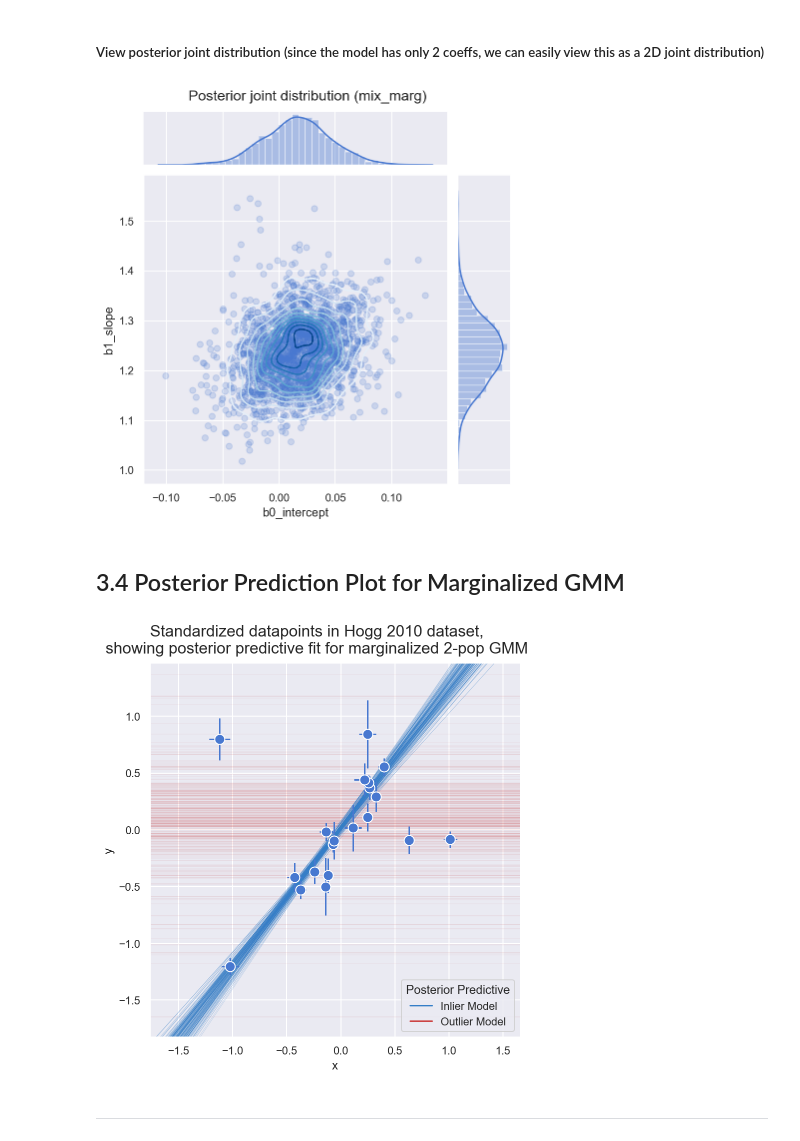
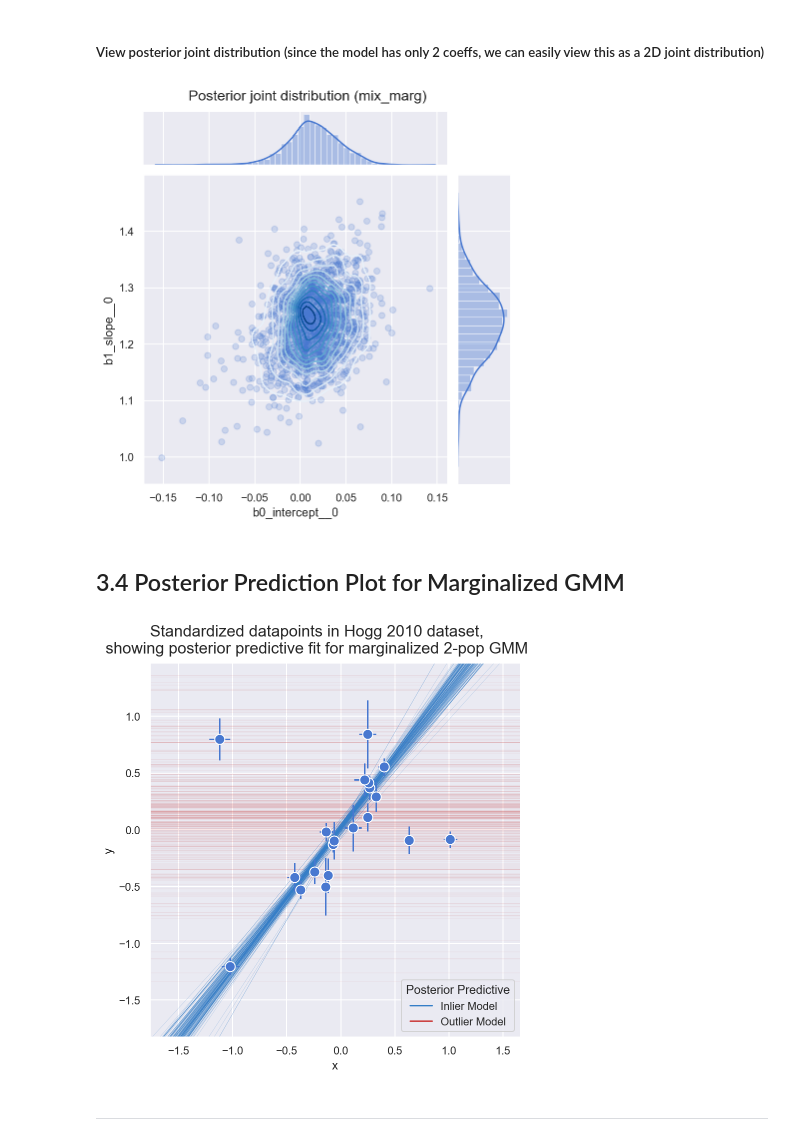
Before and after one commit to jonsedar/pymc3_examples, a Jupyter notebook: notebooks/glm-robust-regression-using-a-gmm-for-outlier-classification.ipynb, the cells around one changed output. Saved outputs shown, nothing was run; the diff lists cells and outputs as text; code cells hidden in the pictures.

```diff
--- a/notebooks/glm-robust-regression-using-a-gmm-for-outlier-classification.ipynb
+++ b/notebooks/glm-robust-regression-using-a-gmm-for-outlier-classification.ipynb
@@ -338,8 +369,8 @@ Issues to improve:
 ### 3.2.1 Sample Posterior
 # %%
 with mdl_mix_marg:
-    trc_mix_marg = pm.sample(tune=2500, draws=500, chains=4, cores=4,
-                    init='jitter+adapt_diag', target_accept=0.9)
+    trc_mix_marg = pm.sample(tune=3000, draws=500, chains=3, cores=3,
+                    init='jitter+adapt_diag', target_accept=0.85)
 # %% [output]
 Auto-assigning NUTS sampler...
 Initializing NUTS using jitter+adapt_diag...
@@ -381,51 +414,52 @@ pm.summary(trc_mix_marg, var_names=rvs)
 ##### View posterior joint distribution (since the model has only 2 coeffs, we can easily view this as a 2D joint distribution)
 # %%
 df_trc_mix_marg = pm.trace_to_dataframe(trc_mix_marg)
-gd = sns.jointplot(x='b0_intercept', y='b1_slope', data=df_trc_mix_marg,
+gd = sns.jointplot(x='b0_intercept__0', y='b1_slope__0', data=df_trc_mix_marg,
             height=6, marginal_kws={'kde':True, 'kde_kws':{'cut':1}},
             joint_kws={'alpha':0.2})
 gd.plot_joint(sns.kdeplot, zorder=2, cmap='Blues', n_levels=12)
 _ = gd.fig.suptitle('Posterior joint distribution (mix_marg)', y=1.02)
 # %% [output]
-[figure, old version]
+[figure, new version]
 # %% [markdown]
 ## 3.4 Posterior Prediction Plot for Marginalized GMM
 # %%
 gd = sns.FacetGrid(dfhoggs, height=6, palette='Set1', legend_out=False)
 
-# plot outlier posterior distribution
-outlier_mean = lambda x, s: s['mu_out'] * x ** 0
-pm.plot_posterior_predictive_glm(trc_mix_marg, lm=outlier_mean,
+lm_in = lambda x,s: s['b0_intercept'][0] + s['b1_slope'][0] * x
+lm_out = lambda x,s: s['b0_intercept'][1] + 0 * x
+
+# outlier posterior prediction
+pm.plot_posterior_predictive_glm(trc_mix_marg, lm=lm_out,
             eval=np.linspace(-3, 3, 10), samples=400,
             color='#CC4444', alpha=.2, zorder=1)
 
-# plot inlier posterior distribution
-lm = lambda x,s: s['b0_intercept'] + s['b1_slope'] * x
-pm.plot_posterior_predictive_glm(trc_mix_marg, lm=lm,
+# inlier posterior prediction
+pm.plot_posterior_predictive_glm(trc_mix_marg, lm=lm_in,
             eval=np.linspace(-3, 3, 10), samples=200,
             color='#357EC7', alpha=.5, zorder=2)
 _ = plt.title(None)
 
 line_legend = plt.legend(
     [Line2D([0], [0], color='#357EC7'), Line2D([0], [0], color='#CC4444')],
     ['Inlier Model', 'Outlier Model'], loc='lower right',
     title='Posterior Predictive')
 _ = gd.fig.get_axes()[0].add_artist(line_legend)
 
 # plot points
 _ = gd.map(plt.errorbar, 'x', 'y', 'sigma_y', 'sigma_x', marker="o",
           ls='', markeredgecolor='w', markersize=10, zorder=5)
 
 ## plot formatting etc
 x_ptp = np.ptp(dfhoggs['x'].values) / 3.3
 y_ptp = np.ptp(dfhoggs['y'].values) / 3.3
 xlims = (dfhoggs['x'].min()-x_ptp, dfhoggs['x'].max()+x_ptp)
 ylims = (dfhoggs['y'].min()-y_ptp, dfhoggs['y'].max()+y_ptp)
 _ = gd.axes.ravel()[0].set(ylim=ylims, xlim=xlims)
 _ = gd.fig.suptitle(('Standardized datapoints in Hogg 2010 dataset,\nshowing ' +
         'posterior predictive fit for marginalized 2-pop GMM'), y=1.06, fontsize=16)
 # %% [output]
-[figure, old version]
+[figure, new version]
 # %% [markdown]
 ---
 # %% [markdown]
```
Also changed, not shown: parts of 26 cells of this notebook, 1 other file.
